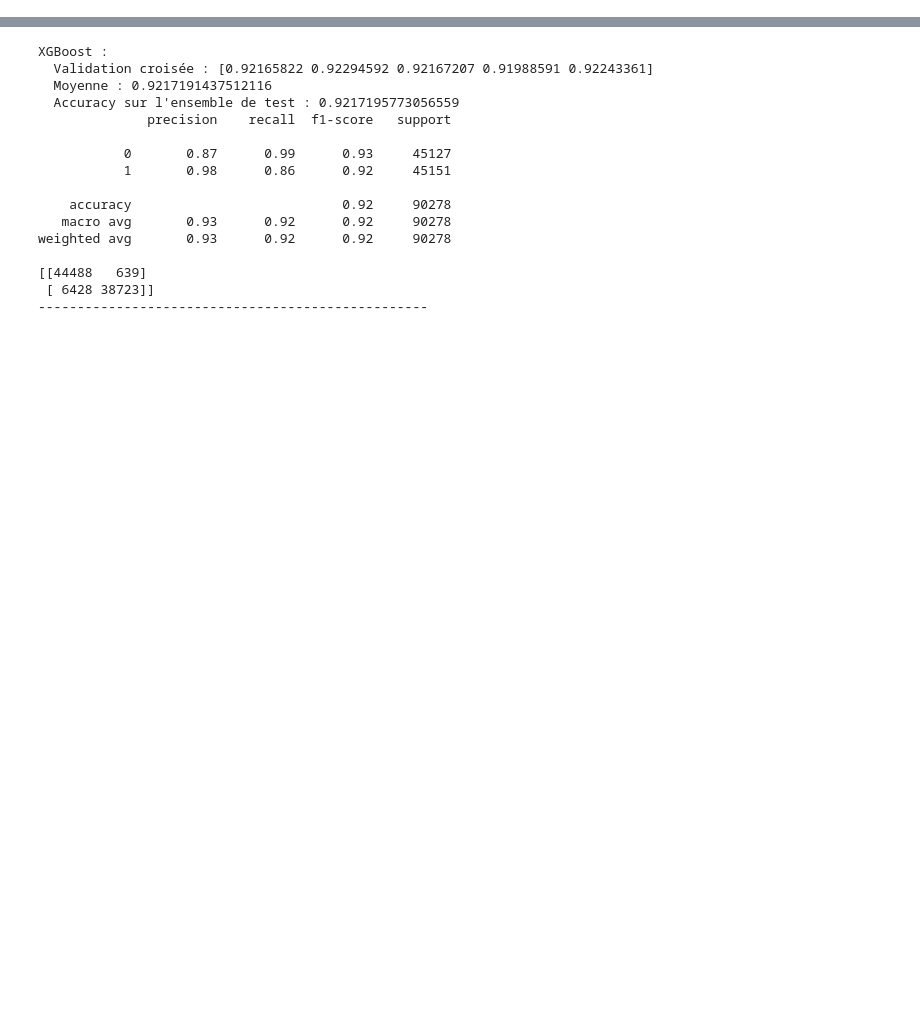
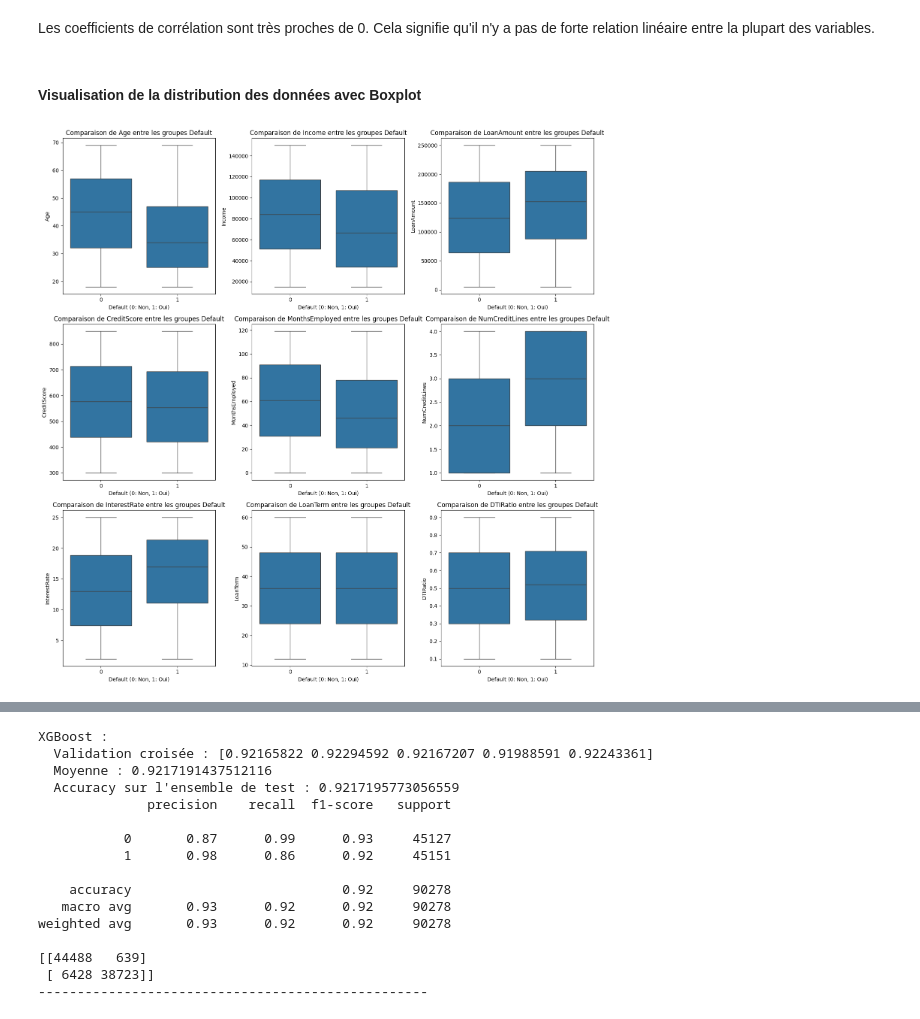
Before and after one commit to Fantaisika/Projet_Machine_Learning, a Jupyter notebook: Exploration.ipynb, the cells around one changed output, grey strips where cells are left out. Drawn from its saved outputs; the diff is of its cells as text; code cells hidden in the pictures; blank space fills up the shorter version.

```diff
--- a/Exploration.ipynb
+++ b/Exploration.ipynb
@@ -702,0 +258,33 @@ weighted avg       0.92      0.92      0.92     90278
+# %% [markdown]
+Les coefficients de corrélation sont très proches de 0. Cela signifie qu'il n'y a pas de forte relation linéaire entre la plupart des variables.
+# %% [markdown]
+#### Visualisation de la distribution des données avec Boxplot
+# %%
+variables_continues = ['Age', 'Income', 'LoanAmount', 'CreditScore',
+                      'MonthsEmployed', 'NumCreditLines', 'InterestRate',
+                      'LoanTerm', 'DTIRatio']
+
+# Calcul du nombre de lignes et de colonnes pour la grille
+n_vars = len(variables_continues)
+n_cols = 3
+n_rows = math.ceil(n_vars / n_cols)
+
+# Création de la grille de sous-graphiques
+fig, axes = plt.subplots(n_rows, n_cols, figsize=(15, 5*n_rows)) # Ajuster la taille si besoin
+
+# Affichage des box plots dans les sous-graphiques
+for i, variable in enumerate(variables_continues):
+    row = i // n_cols
+    col = i % n_cols
+    sns.boxplot(x='Default', y=variable, data=loan_data, ax=axes[row, col])
+    axes[row, col].set_title(f'Comparaison de {variable} entre les groupes Default')
+    axes[row, col].set_xlabel('Default (0: Non, 1: Oui)')
+    axes[row, col].set_ylabel(variable)
+
+# Ajustement de l'espacement entre les sous-graphiques
+plt.tight_layout()
+
+# Affichage de la grille de sous-graphiques
+plt.show()
+# %% [output]
+[figure, added]
```
Also changed, not shown: parts of 103 cells of this notebook.
